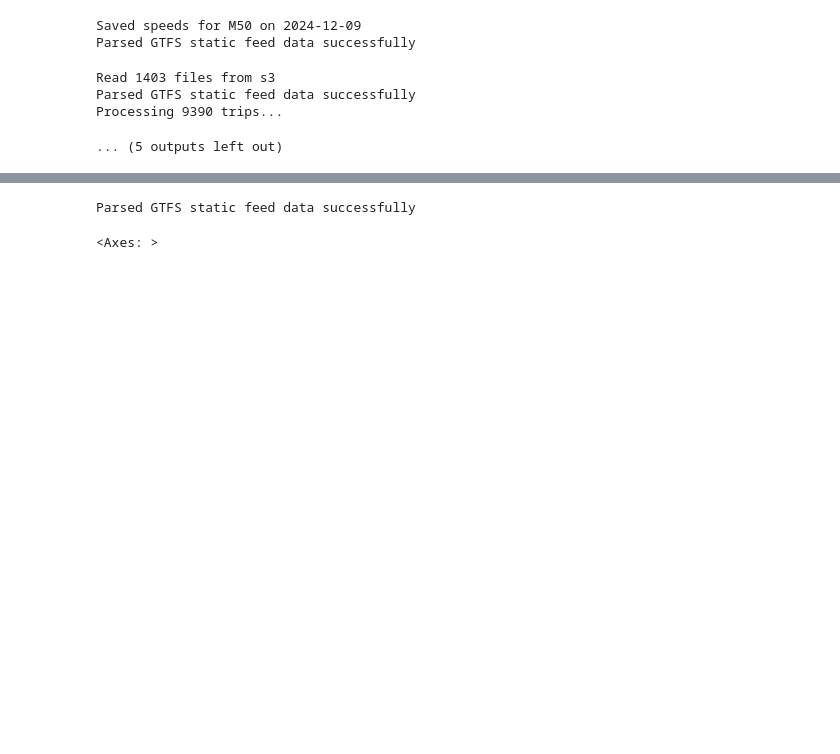
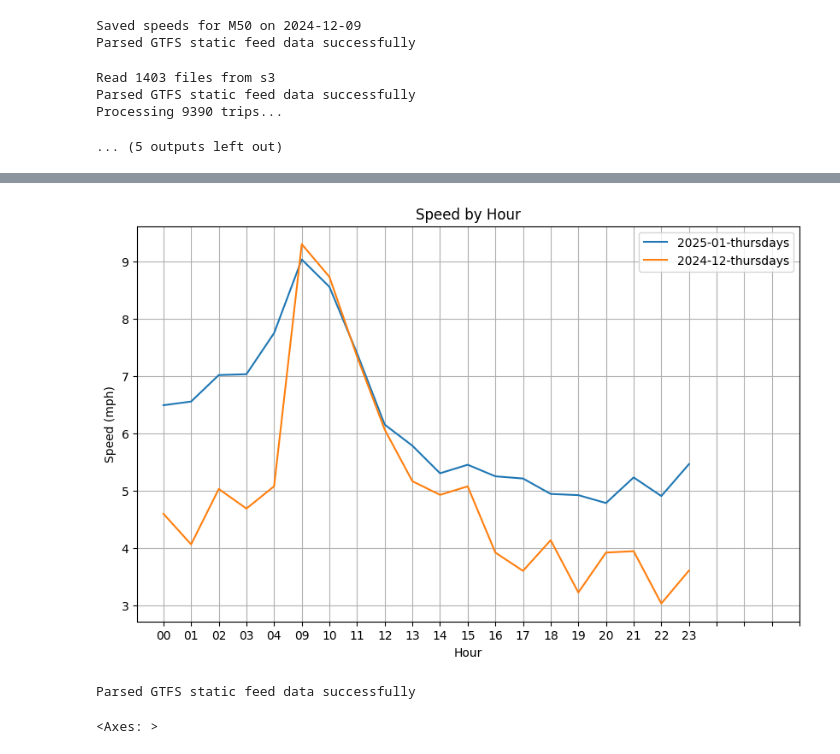
Before and after one commit to Cornell-Tech-Urban-Tech-Hub/gtfs-realtime-performance, a Jupyter notebook: notebooks/process_from_s3_use_cases.ipynb, the cells around one changed output, grey strips where cells are left out. Saved outputs shown, nothing was run; the diff lists cells and outputs as text; code cells hidden in the pictures; blank space fills up the shorter version.

Commit message:
bus speed comparison

```diff
--- a/notebooks/process_from_s3_use_cases.ipynb
+++ b/notebooks/process_from_s3_use_cases.ipynb
@@ -34,3 +34,10 @@ def load_all_parquet_files(file_list, bucket, max_workers=100):
                 print(f"Error reading a file: {e}")
     print(f"Read {len(dfs)} files from s3")
     return pd.concat(dfs, ignore_index=True)
+# %%
+def load_all_csv_files(file_list, dir):
+    # return a concatenated dataframe
+    dfs = []
+    for file in file_list:
+        dfs.append(pd.read_csv(os.path.join(dir, file)))
+    return pd.concat(dfs, ignore_index=True)
@@ -250,0 +216,12 @@ def calculate_speeds_metric_daily(date: str, speeds: pd.DataFrame):
+# %%
+# loading and concatenting all the files needed
+def list_files(folder_path):
+    return [f for f in os.listdir(folder_path) if os.path.isfile(os.path.join(folder_path, f))]
+
+bus_speed_202412thurs = load_all_csv_files(list_files("data/2024-dec/"), "data/2024-dec/")
+bus_speed_202501thurs = load_all_csv_files(list_files("data/2025-jan/"), "data/2025-jan/")
+
+print(bus_speed_202412thurs.head())
+print(bus_speed_202412thurs.columns)
+print(bus_speed_202501thurs.head())
+print(bus_speed_202501thurs.columns)
@@ -251,3 +246,32 @@ def calculate_speeds_metric_daily(date: str, speeds: pd.DataFrame):
+# %%
+# plot the segment of a trip with median speed of the hour
+df_202501thurs = bus_speed_202501thurs.copy()
+df_202501thurs["interpolated_time"] = pd.to_datetime(df_202501thurs["interpolated_time"])
+df_202501thurs["hour"] = df_202501thurs["interpolated_time"].dt.floor("H").dt.strftime("%H")
+df_202501thurs = df_202501thurs.groupby(["hour", "route_id"]).agg(
+    speed_mph = ("speed_mph", "median")
+).reset_index()
+
+df_202412thurs = bus_speed_202412thurs.copy()
+df_202412thurs["interpolated_time"] = pd.to_datetime(df_202412thurs["interpolated_time"])
+df_202412thurs["hour"] = df_202412thurs["interpolated_time"].dt.floor("H").dt.strftime("%H")
+df_202412thurs = df_202412thurs.groupby(["hour", "route_id"]).agg(
+    speed_mph = ("speed_mph", "median")
+).reset_index()
+
+# line plot
+plt.figure(figsize=(10, 6))
+plt.plot(df_202501thurs["hour"], df_202501thurs["speed_mph"], label="2025-01-thursdays")
+plt.plot(df_202412thurs["hour"], df_202412thurs["speed_mph"], label="2024-12-thursdays")
+plt.title("Speed by Hour")
+plt.xlabel("Hour")
+plt.ylabel("Speed (mph)")
+plt.xticks(range(0, 24))
+plt.legend()
+plt.grid(True)
+plt.show()
+# %% [output]
+[figure, added]
 # %%
 # plot the segment of a trip with median speed of the day
 date = "2025-01-06"
```
Also changed, not shown: parts of 8 cells of this notebook.
